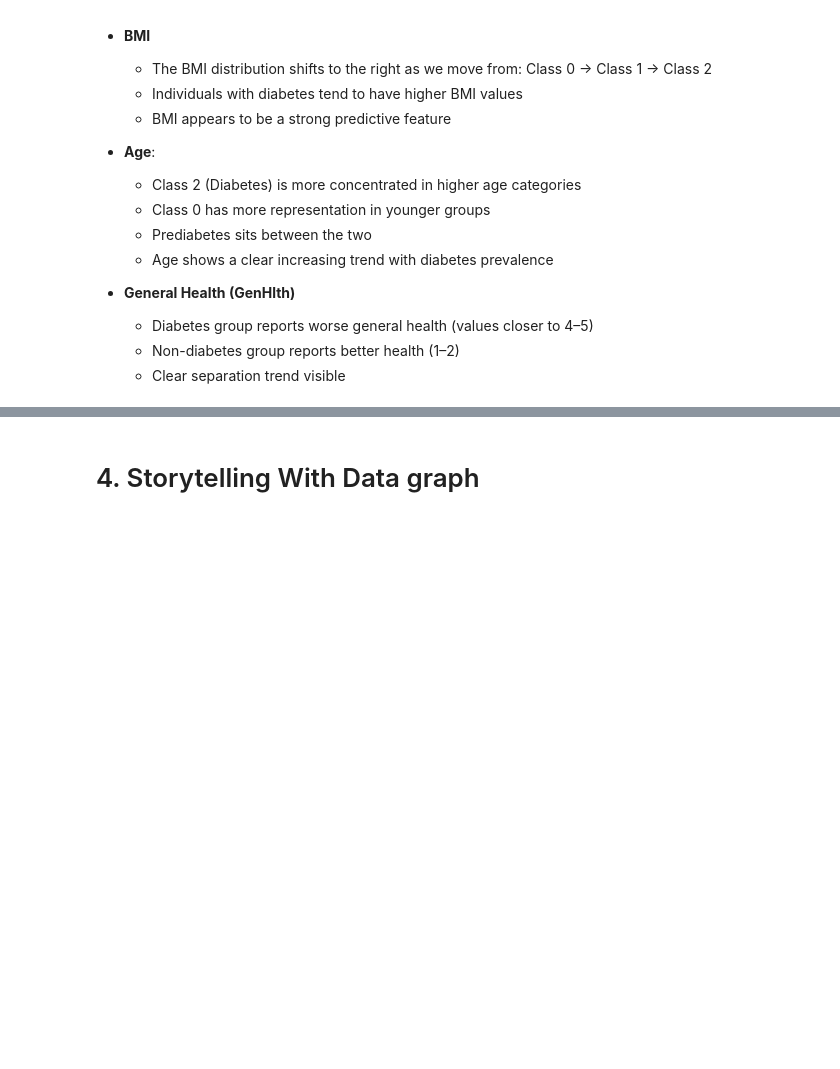
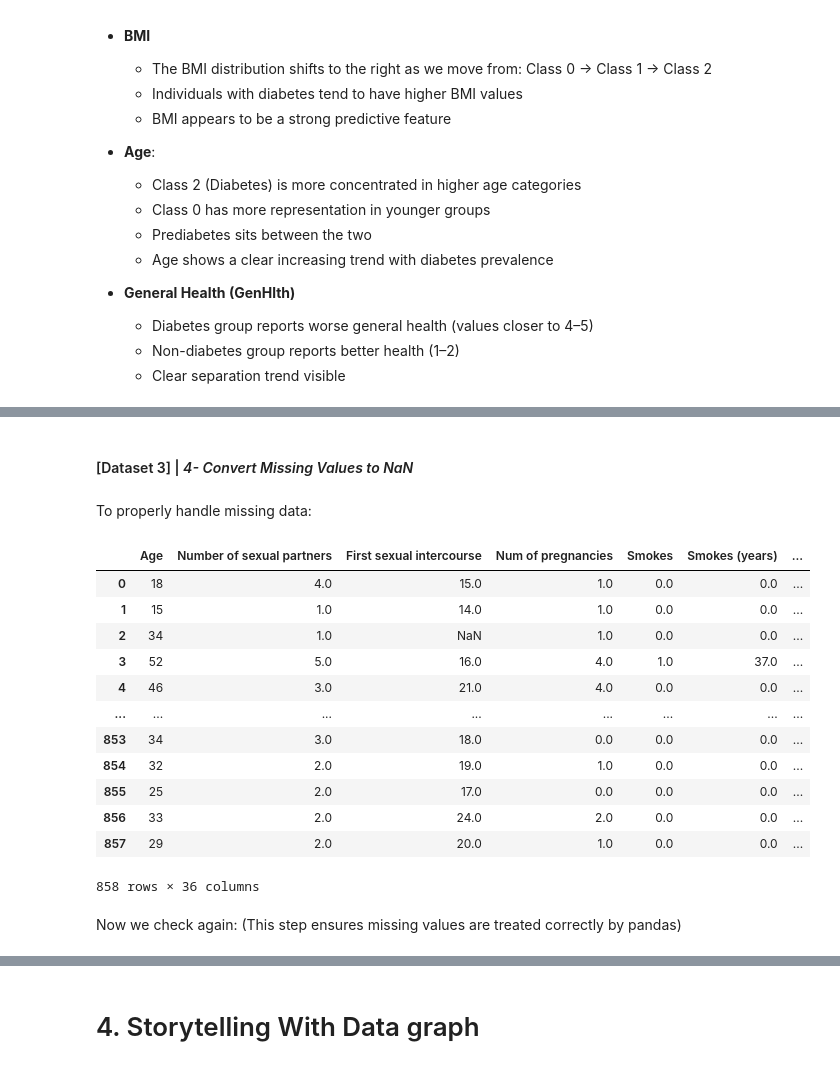
Before and after one commit to jasser-dh/Module-B-semester-2, a Jupyter notebook: OMDS-ModB2-Week2-Dhaouadi-Jasser.ipynb, the cells around one changed output, grey strips where cells are left out. Saved outputs shown, nothing was run; the diff lists cells and outputs as text; code cells hidden in the pictures; blank space fills up the shorter version.

Commit message:
week2 HW add dataset 2 and 3

```diff
--- a/OMDS-ModB2-Week2-Dhaouadi-Jasser.ipynb
+++ b/OMDS-ModB2-Week2-Dhaouadi-Jasser.ipynb
@@ -528,0 +809,4 @@ for feature in features:
+# %%
+df_cervical = pd.read_csv("data/risk_factors_cervical_cancer.csv")
+
+df_cervical.shape
@@ -528,0 +908,22 @@ for feature in features:
+# %% [markdown]
+#### [Dataset 3] | *4- Convert Missing Values to NaN*
+# %% [markdown]
+To properly handle missing data:
+# %%
+df_cervical.replace("?", pd.NA, inplace=True)
+# %% [output]
+|  | Age | Number of sexual partners | First sexual intercourse | Num of pregnancies | Smokes | Smokes (years) | ... |
+| 0 | 18 | 4.0 | 15.0 | 1.0 | 0.0 | 0.0 | ... |
+| 1 | 15 | 1.0 | 14.0 | 1.0 | 0.0 | 0.0 | ... |
+| 2 | 34 | 1.0 | NaN | 1.0 | 0.0 | 0.0 | ... |
+| 3 | 52 | 5.0 | 16.0 | 4.0 | 1.0 | 37.0 | ... |
+| 4 | 46 | 3.0 | 21.0 | 4.0 | 0.0 | 0.0 | ... |
+| ... | ... | ... | ... | ... | ... | ... | ... |
+| 853 | 34 | 3.0 | 18.0 | 0.0 | 0.0 | 0.0 | ... |
+| 854 | 32 | 2.0 | 19.0 | 1.0 | 0.0 | 0.0 | ... |
+| 855 | 25 | 2.0 | 17.0 | 0.0 | 0.0 | 0.0 | ... |
+| 856 | 33 | 2.0 | 24.0 | 2.0 | 0.0 | 0.0 | ... |
+| 857 | 29 | 2.0 | 20.0 | 1.0 | 0.0 | 0.0 | ... |
+858 rows × 36 columns
+# %% [markdown]
+Now we check again: (This step ensures missing values are treated correctly by pandas)
```
Also changed, not shown: parts of 96 cells of this notebook.
